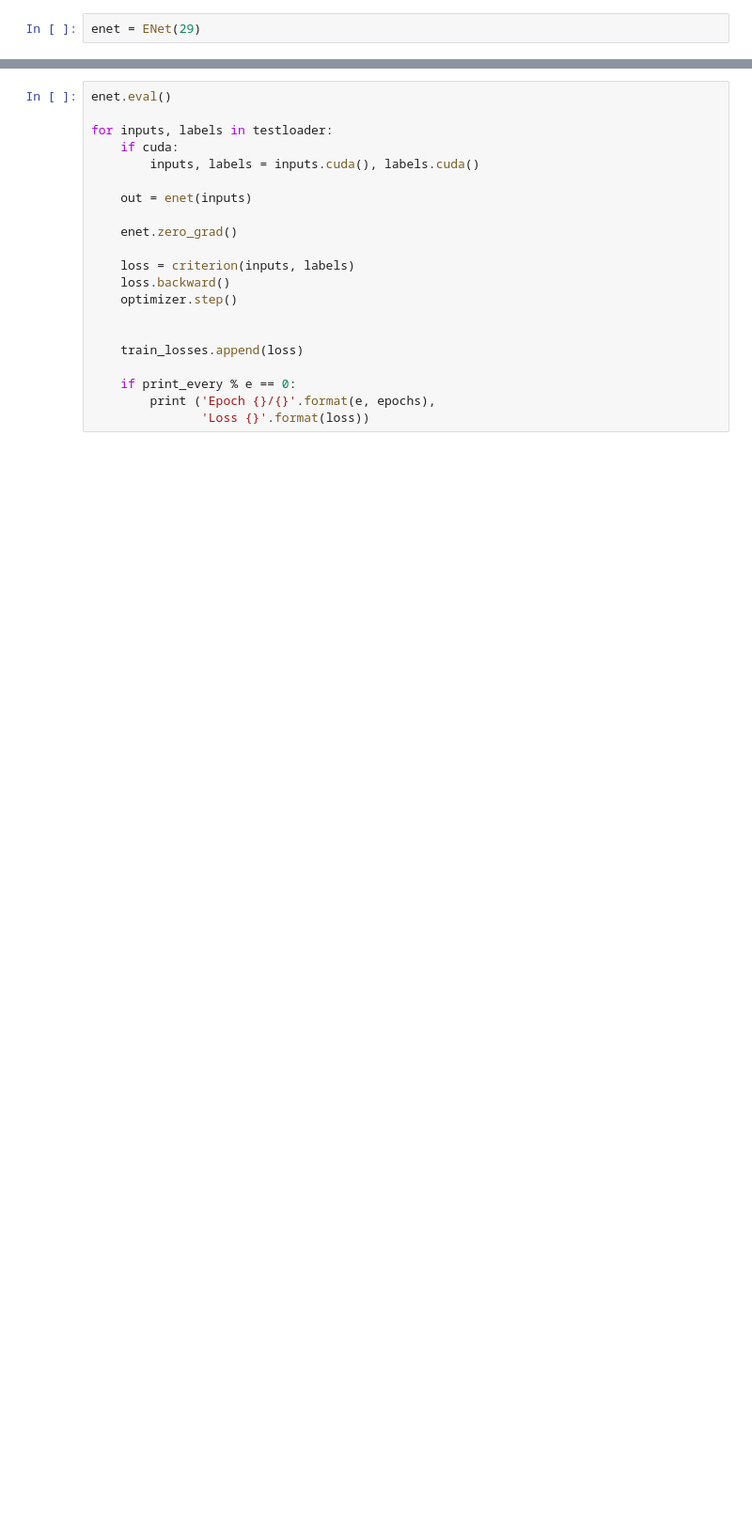
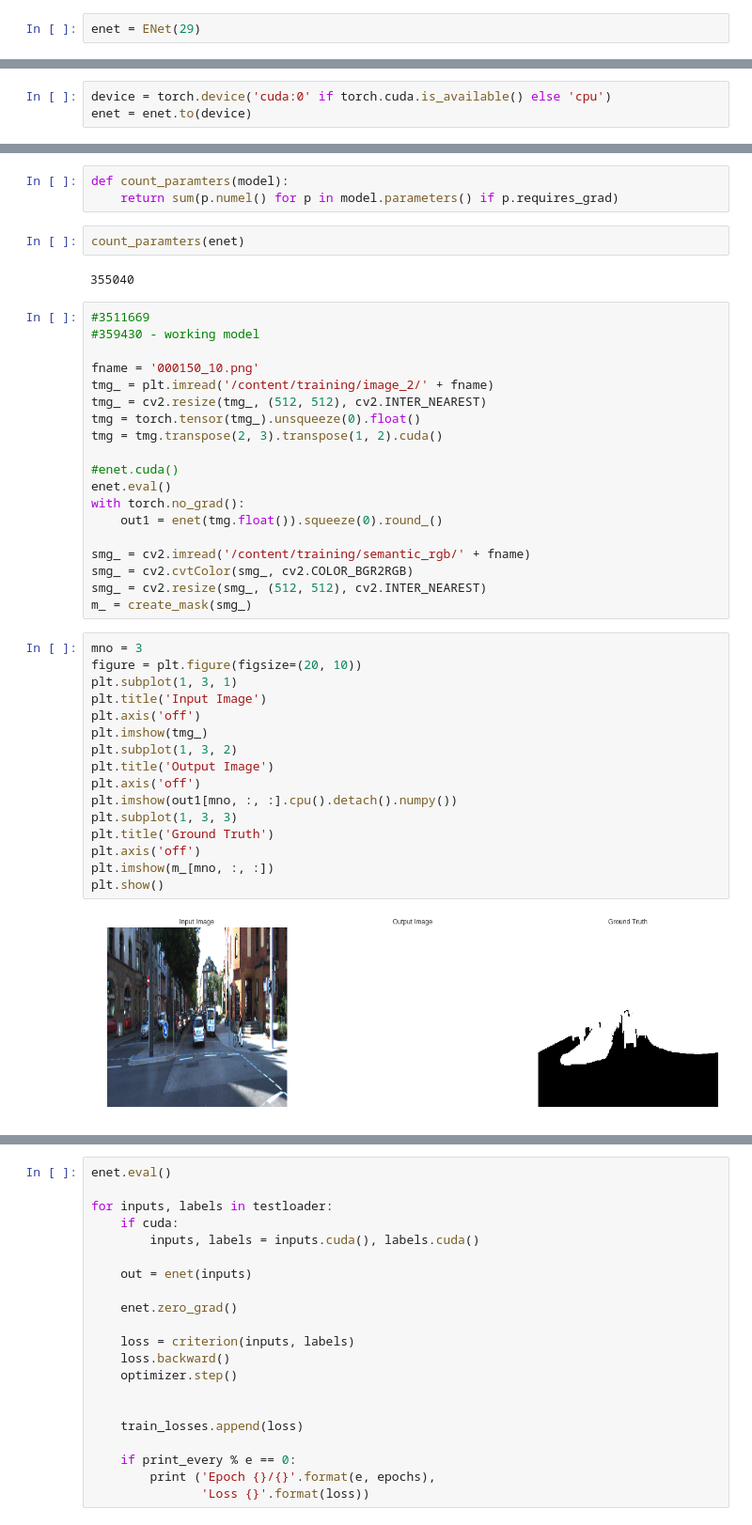
Before and after one commit to iArunava/ENet-Real-Time-Semantic-Segmentation, a Jupyter notebook: ENet.ipynb, the cells around one changed output, grey strips where cells are left out. Shown at 94% size. Cells and saved outputs as stored; diff of their text form; blank space fills up the shorter version.

Commit message:
Training Complete

```diff
--- a/ENet.ipynb
+++ b/ENet.ipynb
@@ -652,0 +535,3 @@ for e in range(epochs):
+# %%
+device = torch.device('cuda:0' if torch.cuda.is_available() else 'cpu')
+enet = enet.to(device)
@@ -652,0 +635,44 @@ for e in range(epochs):
+# %%
+def count_paramters(model):
+    return sum(p.numel() for p in model.parameters() if p.requires_grad)
+# %%
+count_paramters(enet)
+# %% [output]
+355040
+# %%
+#3511669
+#359430 - working model
+
+fname = '000150_10.png'
+tmg_ = plt.imread('/content/training/image_2/' + fname)
+tmg_ = cv2.resize(tmg_, (512, 512), cv2.INTER_NEAREST)
+tmg = torch.tensor(tmg_).unsqueeze(0).float()
+tmg = tmg.transpose(2, 3).transpose(1, 2).cuda()
+
+#enet.cuda()
+enet.eval()
+with torch.no_grad():
+    out1 = enet(tmg.float()).squeeze(0).round_()
+
+smg_ = cv2.imread('/content/training/semantic_rgb/' + fname)
+smg_ = cv2.cvtColor(smg_, cv2.COLOR_BGR2RGB)
+smg_ = cv2.resize(smg_, (512, 512), cv2.INTER_NEAREST)
+m_ = create_mask(smg_)
+# %%
+mno = 3
+figure = plt.figure(figsize=(20, 10))
+plt.subplot(1, 3, 1)
+plt.title('Input Image')
+plt.axis('off')
+plt.imshow(tmg_)
+plt.subplot(1, 3, 2)
+plt.title('Output Image')
+plt.axis('off')
+plt.imshow(out1[mno, :, :].cpu().detach().numpy())
+plt.subplot(1, 3, 3)
+plt.title('Ground Truth')
+plt.axis('off')
+plt.imshow(m_[mno, :, :])
+plt.show()
+# %% [output]
+[figure, added]
```
Also changed, not shown: parts of 68 cells of this notebook.
